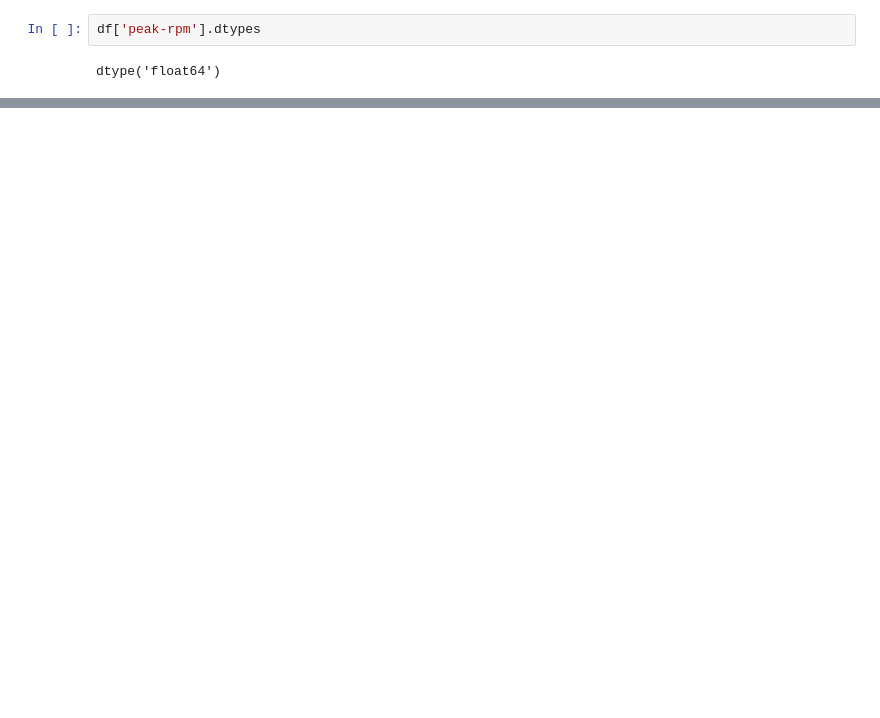
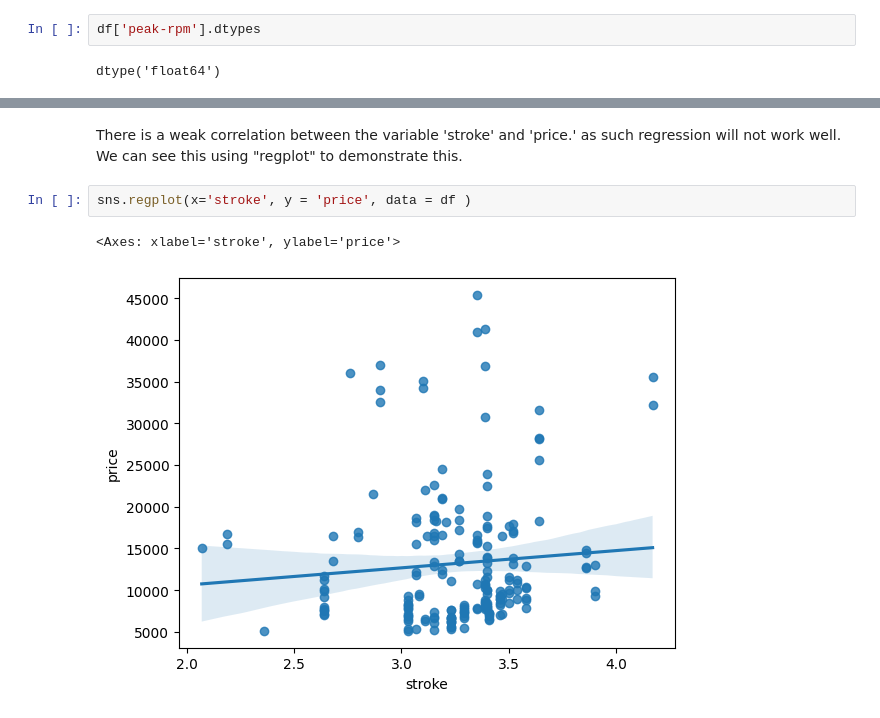
Before and after one commit to admiralexzar/Data-Analysis-with-Python, a Jupyter notebook: Data_Analysis_with_Python.ipynb, the cells around one changed output, grey strips where cells are left out. Cells and saved outputs as stored; diff of their text form; blank space fills up the shorter version.

```diff
--- a/Data_Analysis_with_Python.ipynb
+++ b/Data_Analysis_with_Python.ipynb
@@ -75,0 +181,7 @@ dtype('float64')
+# %% [markdown]
+There is a weak correlation between the variable 'stroke' and 'price.' as such regression will not work well. We can see this using "regplot" to demonstrate this.
+# %%
+sns.regplot(x='stroke', y = 'price', data = df )
+# %% [output]
+<Axes: xlabel='stroke', ylabel='price'>
+[figure, added]
```
Also changed, not shown: parts of 65 cells of this notebook.
